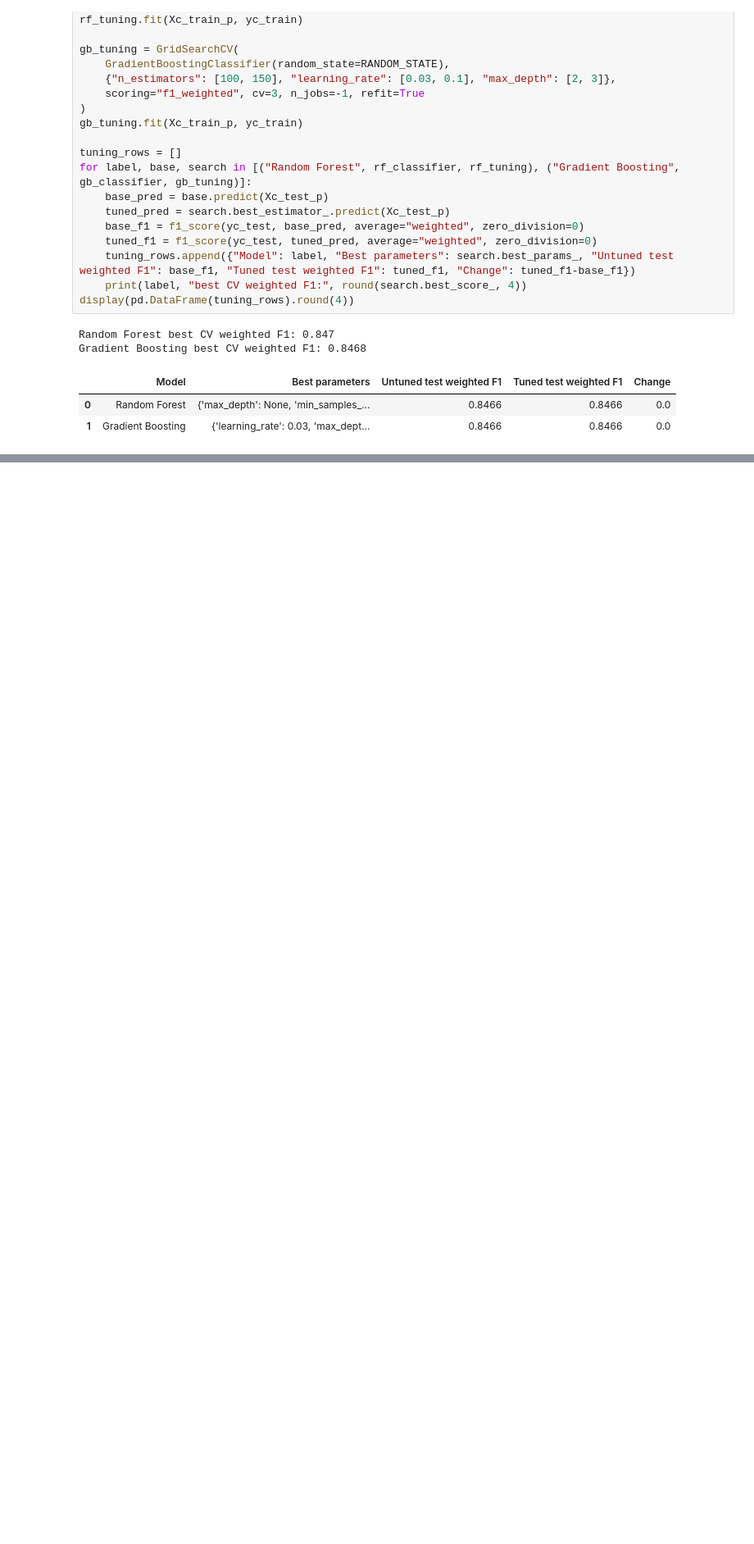
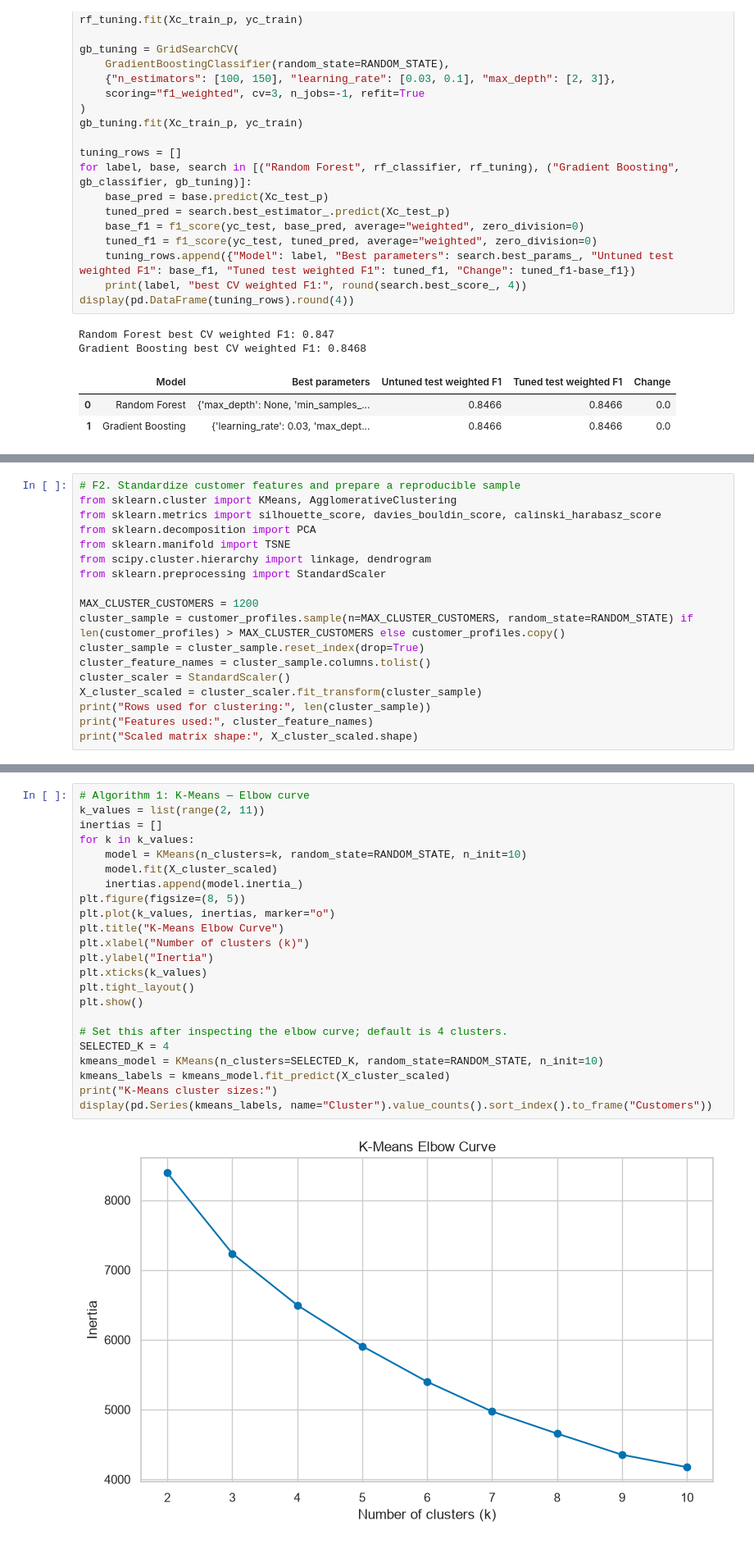
Before and after one commit to Ramjith821/RetailSalestest, a Jupyter notebook: Retail_store.ipynb, the cells around one changed output, grey strips where cells are left out. Shown at 82% size. Drawn from its saved outputs; the diff is of its cells as text; blank space fills up the shorter version.

Commit message:
Complete Notebook
clustering algorithms

```diff
--- a/Retail_store.ipynb
+++ b/Retail_store.ipynb
@@ -1447,0 +1516,18 @@ Gradient Boosting best CV weighted F1: 0.8468
+# %%
+# F2. Standardize customer features and prepare a reproducible sample
+from sklearn.cluster import KMeans, AgglomerativeClustering
+from sklearn.metrics import silhouette_score, davies_bouldin_score, calinski_harabasz_score
+from sklearn.decomposition import PCA
+from sklearn.manifold import TSNE
+from scipy.cluster.hierarchy import linkage, dendrogram
+from sklearn.preprocessing import StandardScaler
+
+MAX_CLUSTER_CUSTOMERS = 1200
+cluster_sample = customer_profiles.sample(n=MAX_CLUSTER_CUSTOMERS, random_state=RANDOM_STATE) if len(customer_profiles) > MAX_CLUSTER_CUSTOMERS else customer_profiles.copy()
+cluster_sample = cluster_sample.reset_index(drop=True)
+cluster_feature_names = cluster_sample.columns.tolist()
+cluster_scaler = StandardScaler()
+X_cluster_scaled = cluster_scaler.fit_transform(cluster_sample)
+print("Rows used for clustering:", len(cluster_sample))
+print("Features used:", cluster_feature_names)
+print("Scaled matrix shape:", X_cluster_scaled.shape)
@@ -1447,0 +1542,25 @@ Gradient Boosting best CV weighted F1: 0.8468
+# %%
+# Algorithm 1: K-Means — Elbow curve
+k_values = list(range(2, 11))
+inertias = []
+for k in k_values:
+    model = KMeans(n_clusters=k, random_state=RANDOM_STATE, n_init=10)
+    model.fit(X_cluster_scaled)
+    inertias.append(model.inertia_)
+plt.figure(figsize=(8, 5))
+plt.plot(k_values, inertias, marker="o")
+plt.title("K-Means Elbow Curve")
+plt.xlabel("Number of clusters (k)")
+plt.ylabel("Inertia")
+plt.xticks(k_values)
+plt.tight_layout()
+plt.show()
+
+# Set this after inspecting the elbow curve; default is 4 clusters.
+SELECTED_K = 4
+kmeans_model = KMeans(n_clusters=SELECTED_K, random_state=RANDOM_STATE, n_init=10)
+kmeans_labels = kmeans_model.fit_predict(X_cluster_scaled)
+print("K-Means cluster sizes:")
+display(pd.Series(kmeans_labels, name="Cluster").value_counts().sort_index().to_frame("Customers"))
+# %% [output]
+[figure, added]
```
Also changed, not shown: parts of 18 cells of this notebook.
